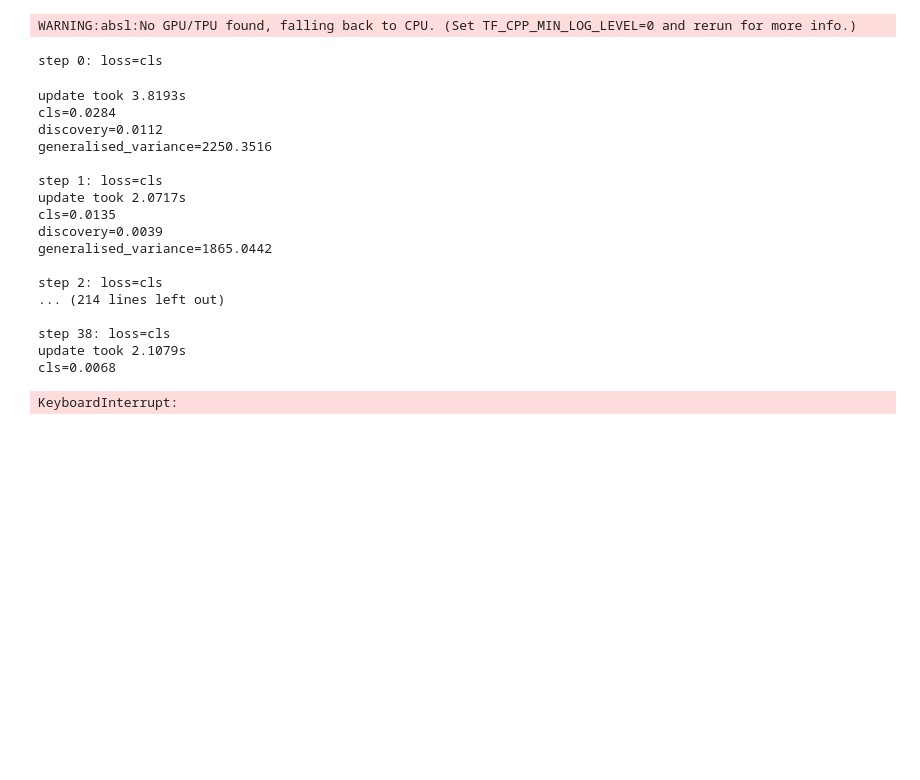
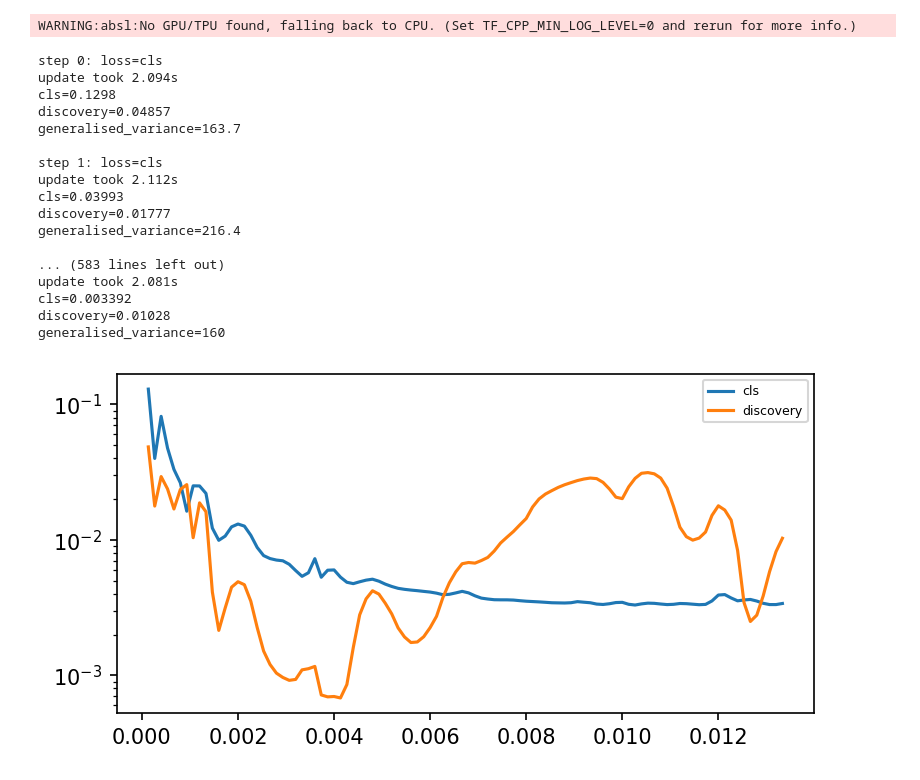
Before and after one commit to gradhep/relaxed, a Jupyter notebook: examples/neos.ipynb, the cells around one changed output. Saved outputs shown, nothing was run; the diff lists cells and outputs as text; code cells hidden in the pictures; blank space fills up the shorter version.

```diff
--- a/examples/neos.ipynb
+++ b/examples/neos.ipynb
@@ -10,6 +10,11 @@ from typing import Callable, Any
 from functools import partial
 
 jax.config.update("jax_enable_x64", True)
+pyhf.set_backend("jax")
+
+# matplotlib settings
+plt.rc("figure", figsize=(6, 3), dpi=150, facecolor="w")
+plt.rc("legend", fontsize=6)
 
 Array = jnp.ndarray
 
@@ -260,12 +265,11 @@ from time import perf_counter
 
 include_bins = True
 bins = jnp.linspace(0, 1, 5)
-lr = 4e-3
+lr = 6e-3
 num_steps = 100
 data_types = ["sig", "bkg_nominal", "bkg_up", "bkg_down"]
 loss = partial(
     pipeline,
-    bandwidth=1e-1,
     nn=nn,
     keys=data_types,
     scale_factors={k: 2.0 if k == "sig" else 10.0 for k in data_types},
@@ -288,31 +292,47 @@ for i in range(num_steps):
     print(f"step {i}: loss={objective}")
     data = next(batch_iterator)
     start = perf_counter()
-    params, state = solver.update(params, state, bins=bins, data=data, loss=objective)
+    params, state = solver.update(
+        params, state, bins=bins, data=data, loss=objective, bandwidth=1e-1
+    )
     end = perf_counter()
     print(f"update took {end-start:.4g}s")
+    if "bins" in params:
+        print("bin edges: [", *[f"{f:.3g}" for f in params["bins"]], "]")
     for metric in metrics:
-        test_metric = loss(params, bins=bins, data=test, loss=metric)
+        test_metric = loss(params, bins=bins, data=test, loss=metric, bandwidth=1e-8)
         print(f"{metric}={test_metric:.4g}")
         metrics[metric].append(test_metric)
     print()
 # %% [output]
 step 0: loss=cls
+update took 2.094s
+cls=0.1298
+discovery=0.04857
+generalised_variance=163.7
+
+step 1: loss=cls
+update took 2.112s
+cls=0.03993
+discovery=0.01777
+generalised_variance=216.4
+
+... (583 lines left out)
+update took 2.081s
+cls=0.003392
+discovery=0.01028
+generalised_variance=160
-update took 3.8193s
-cls=0.0284
-discovery=0.0112
-generalised_variance=2250.3516
-
-step 1: loss=cls
-update took 2.0717s
-cls=0.0135
-discovery=0.0039
-generalised_variance=1865.0442
-
-step 2: loss=cls
-... (214 lines left out)
-
-step 38: loss=cls
-update took 2.1079s
-cls=0.0068
-KeyboardInterrupt:
+# %%
+import matplotlib.pyplot as plt
+
+epoch_grid = (jnp.array(list(range(1, num_steps + 1))) + batch_size) / num_train
+for k, v in metrics.items():
+    if k != "generalised_variance":
+        plt.plot(epoch_grid, v, label=k)
+plt.yscale("log")
+plt.legend()
+plt.xlabel("epoch")
+plt.ylabel("metric")
+plt.savefig("float.png")
+# %% [output]
+[figure, added]
```
